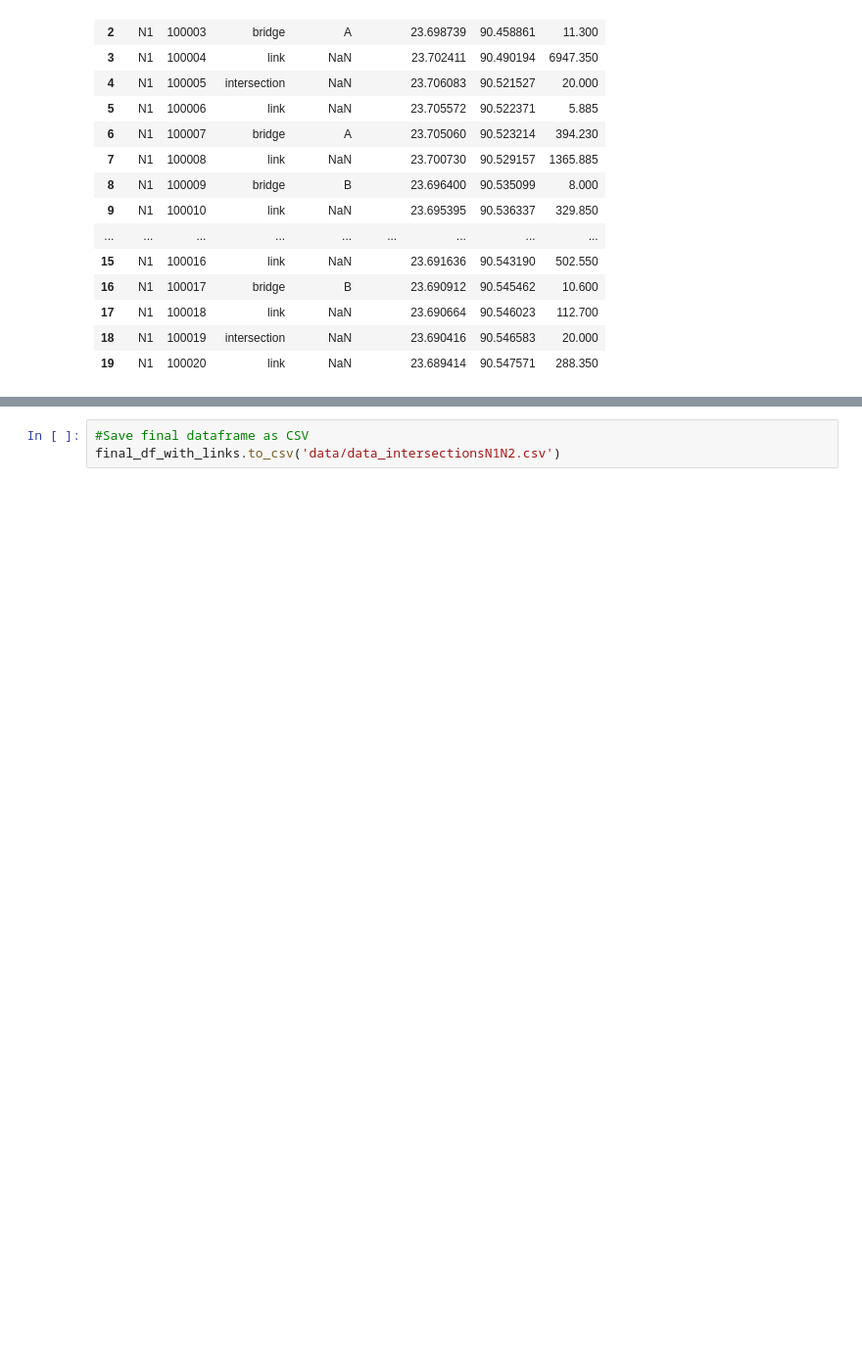
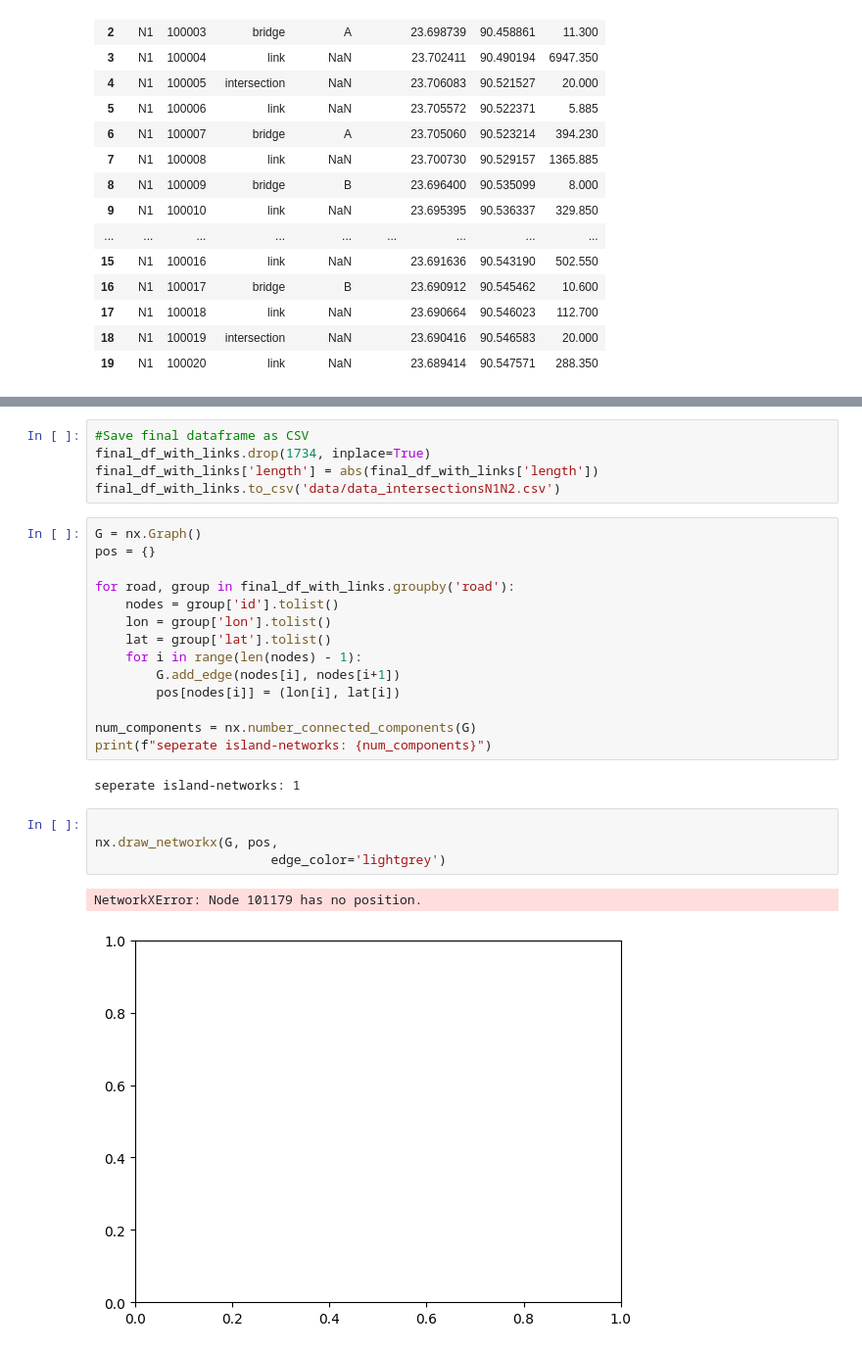
Before and after one commit to nielsvdd42/EPA133A-Advanced-Simulation-Group-1, a Jupyter notebook: EPA133a-G01-A3/data_FINALFINAL.ipynb, the cells around one changed output, grey strips where cells are left out. Shown at 98% size. Drawn from its saved outputs; the diff is of its cells as text; blank space fills up the shorter version.

```diff
--- a/EPA133a-G01-A3/data_FINALFINAL.ipynb
+++ b/EPA133a-G01-A3/data_FINALFINAL.ipynb
@@ -664,3 +704,28 @@ final_df_with_links.head(20)
 # %%
 #Save final dataframe as CSV
+final_df_with_links.drop(1734, inplace=True)
+final_df_with_links['length'] = abs(final_df_with_links['length'])
 final_df_with_links.to_csv('data/data_intersectionsN1N2.csv')
+# %%
+G = nx.Graph()
+pos = {}
+
+for road, group in final_df_with_links.groupby('road'):
+    nodes = group['id'].tolist()
+    lon = group['lon'].tolist()
+    lat = group['lat'].tolist()
+    for i in range(len(nodes) - 1):
+        G.add_edge(nodes[i], nodes[i+1])
+        pos[nodes[i]] = (lon[i], lat[i])
+
+num_components = nx.number_connected_components(G)
+print(f"seperate island-networks: {num_components}")
+# %% [output]
+seperate island-networks: 1
+# %%
+
+nx.draw_networkx(G, pos,
+                       edge_color='lightgrey')
+# %% [output]
+NetworkXError: Node 101179 has no position.
+[figure, added]
```
Also changed, not shown: parts of 10 cells of this notebook, 2 other files.
